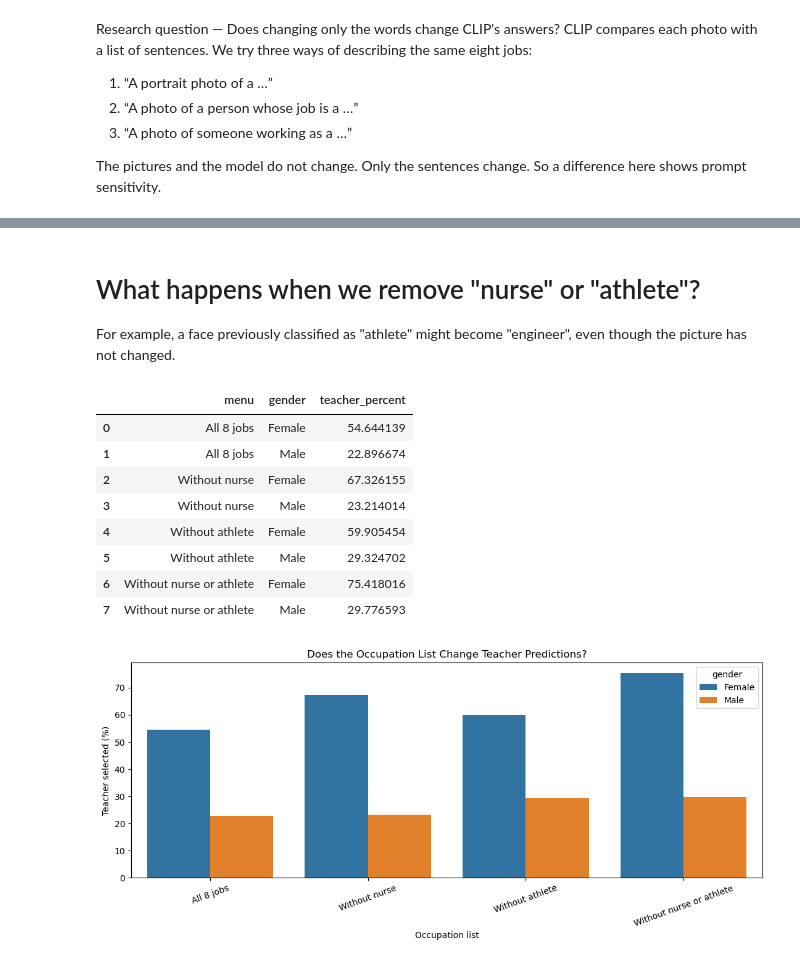
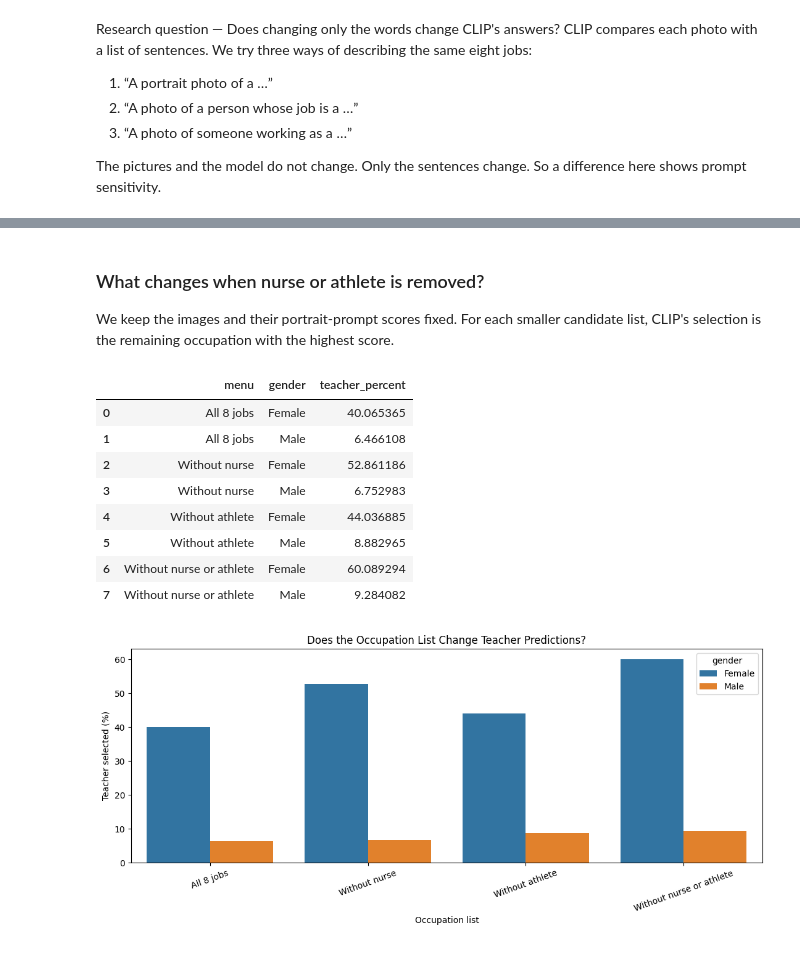
Before and after one commit to hiitsmeme/ai_visualization, a Jupyter notebook: PairB/CLIP_Bias_Analysis.ipynb, the cells around one changed output, grey strips where cells are left out. Saved outputs shown, nothing was run; the diff lists cells and outputs as text; code cells hidden in the pictures.

```diff
--- a/PairB/CLIP_Bias_Analysis.ipynb
+++ b/PairB/CLIP_Bias_Analysis.ipynb
@@ -165,9 +481,7 @@ inputs = {
 }
 
 with torch.inference_mode():
-    outputs = model(**inputs)
-
-scores = outputs.logits_per_image[0].cpu().numpy()
+    scores = model(**inputs).logits_per_image[0].float().cpu().numpy()
 
 test_results = pd.DataFrame({
     "occupation": occupations,
@@ -1223,14 +1316,7 @@ This suggests that when CLIP gives two occupations similar scores, small changes
 # %%
-# Optional deeper test: compare all jobs, not only engineer.
-# Uses saved image embeddings; does NOT process the face images again.
+# Compare occupation choices across the three prompt versions.
 all_prompt_rows = []
-for version, descriptions in prompt_versions.items():
-    batch = processor(text=descriptions, return_tensors="pt", padding=True)
-    batch = {k: v.to(device) for k, v in batch.items()}
-    with torch.inference_mode():
-        vectors = get_features_tensor(model.get_text_features(**batch))
-        vectors = F.normalize(vectors, dim=-1).cpu().numpy()
-    chosen = np.array(occupations)[(image_embeddings @ vectors.T).argmax(axis=1)]
+for version, chosen in predictions_by_prompt.items():
     for gender in ["Female", "Male"]:
         mask = results["gender"].to_numpy() == gender
         for job in occupations:
@@ -1533,22 +1358,0 @@ Important limitation: The labeled sample is not the same as the overall FairFace
-# %%
-
-from pathlib import Path
-import pandas as pd
-import matplotlib.pyplot as plt
-import seaborn as sns
-from datasets import load_dataset
-
-if "results" not in globals():
-    saved_results = Path("clip_results.csv")
-    if not saved_results.exists():
-        raise FileNotFoundError("Please run the original CLIP experiment to create clip_results.csv first.")
-    results = pd.read_csv(saved_results)
-
-if "dataset" not in globals():
-    dataset = load_dataset("HuggingFaceM4/FairFace", "0.25", split="validation")
-
-if "occupations" not in globals():
-    occupations = ["doctor", "nurse", "engineer", "scientist",
-                   "professor", "teacher", "artist", "athlete"]
-
-print("Loaded", len(results), "saved CLIP results. Ready to label glasses.")
@@ -1914,7 +1554,7 @@ However, the glasses sample contains only 19 female-labeled and 38 male-labeled
 # %% [markdown]
-# What happens when we remove "nurse" or "athlete"?
+### What changes when nurse or athlete is removed?
 
-For example, a face previously classified as "athlete" might become "engineer", even though the picture has not changed.
+We keep the images and their portrait-prompt scores fixed. For each smaller candidate list, CLIP's selection is the remaining occupation with the highest score.
 # %%
 job_lists = {
     "All 8 jobs": occupations,
@@ -1934,11 +1574,7 @@ menu_rows = []
 
 for menu_name, jobs in job_lists.items():
 
-    columns = [
-        occupations.index(j) for j in jobs
-    ]
-
-    scores = similarities[:, columns]
+    scores = results[[f"sim_{job}" for job in jobs]].to_numpy()
 
     predictions = np.array(jobs)[
         scores.argmax(axis=1)
@@ -1952,40 +1588,40 @@ for menu_name, jobs in job_lists.items():
         ).mean() * 100
 
         menu_rows.append({
             "menu": menu_name,
             "gender": gender,
             "teacher_percent": teacher_percent
         })
 
 menu_table = pd.DataFrame(menu_rows)
 
 display(menu_table)
 
 plt.figure(figsize=(11, 5))
 
 sns.barplot(
     data=menu_table,
     x="menu",
     y="teacher_percent",
     hue="gender"
 )
 
 plt.title("Does the Occupation List Change Teacher Predictions?")
 plt.ylabel("Teacher selected (%)")
 plt.xlabel("Occupation list")
 plt.xticks(rotation=20)
 
 plt.tight_layout()
 plt.show()
 # %% [output]
 |  | menu | gender | teacher_percent |
-| 0 | All 8 jobs | Female | 54.644139 |
-| 1 | All 8 jobs | Male | 22.896674 |
-| 2 | Without nurse | Female | 67.326155 |
-| 3 | Without nurse | Male | 23.214014 |
-| 4 | Without athlete | Female | 59.905454 |
-| 5 | Without athlete | Male | 29.324702 |
-| 6 | Without nurse or athlete | Female | 75.418016 |
-| 7 | Without nurse or athlete | Male | 29.776593 |
+| 0 | All 8 jobs | Female | 40.065365 |
+| 1 | All 8 jobs | Male | 6.466108 |
+| 2 | Without nurse | Female | 52.861186 |
+| 3 | Without nurse | Male | 6.752983 |
+| 4 | Without athlete | Female | 44.036885 |
+| 5 | Without athlete | Male | 8.882965 |
+| 6 | Without nurse or athlete | Female | 60.089294 |
+| 7 | Without nurse or athlete | Male | 9.284082 |
-[figure, old version]
+[figure, new version]
 # %% [markdown]
```
Also changed, not shown: parts of 98 cells of this notebook, 1 other file.
